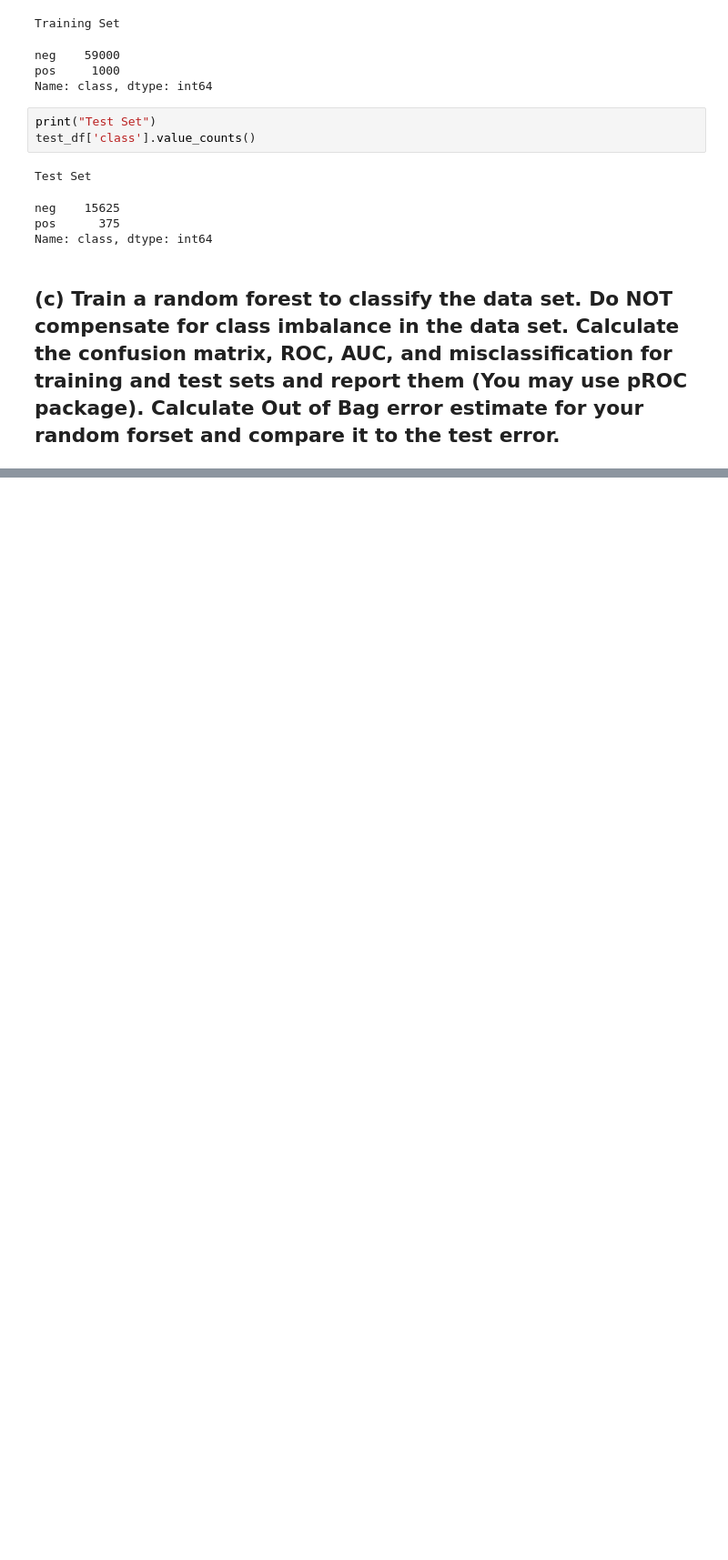
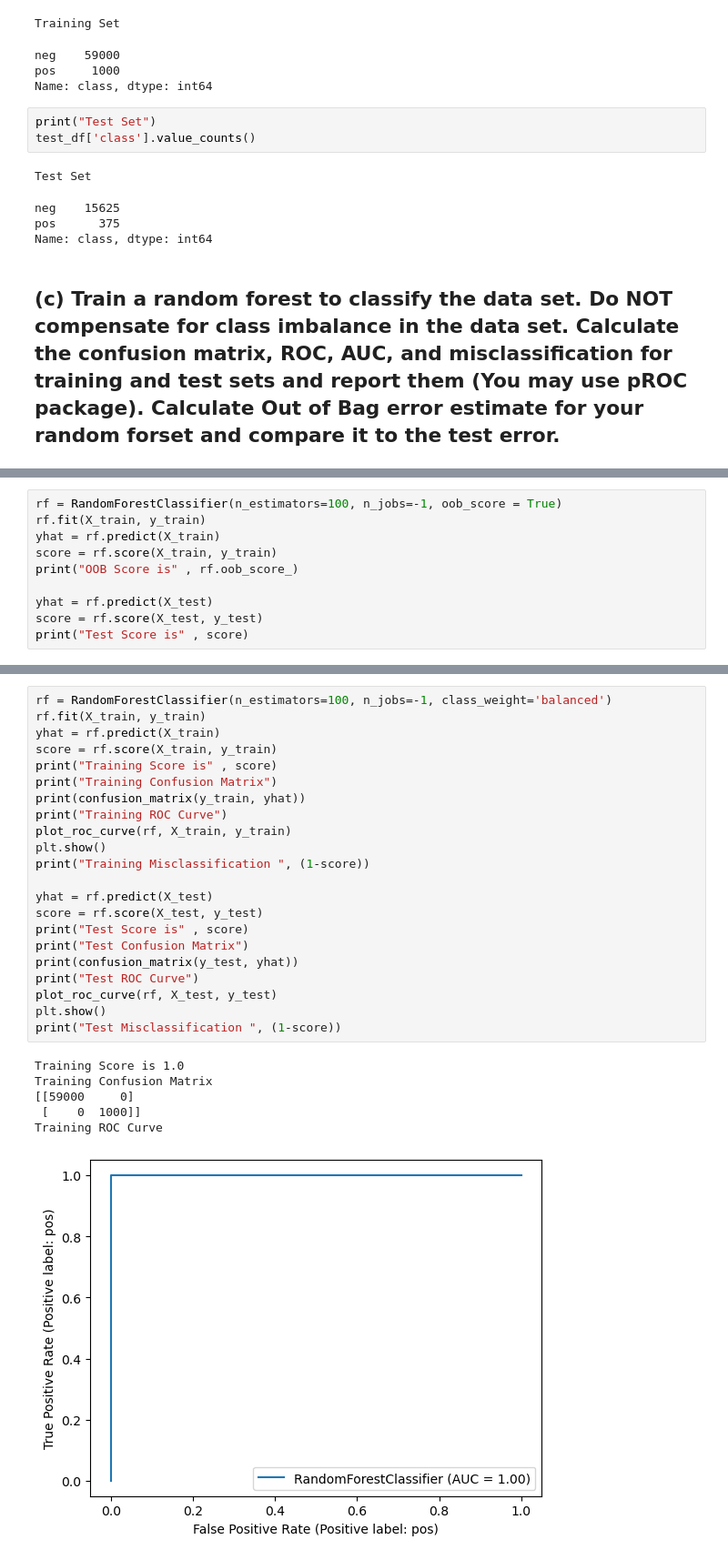
Before and after one commit to thegeorgejoseph/machine-learning, a Jupyter notebook: HW6/notebook/Joseph_George_HW6.ipynb, the cells around one changed output, grey strips where cells are left out. Shown at 91% size. Drawn from its saved outputs; the diff is of its cells as text; blank space fills up the shorter version.

```diff
--- a/HW6/notebook/Joseph_George_HW6.ipynb
+++ b/HW6/notebook/Joseph_George_HW6.ipynb
@@ -189,0 +239,10 @@ Name: class, dtype: int64
+# %%
+rf = RandomForestClassifier(n_estimators=100, n_jobs=-1, oob_score = True)
+rf.fit(X_train, y_train)
+yhat = rf.predict(X_train)
+score = rf.score(X_train, y_train)
+print("OOB Score is" , rf.oob_score_)
+
+yhat = rf.predict(X_test)
+score = rf.score(X_test, y_test)
+print("Test Score is" , score)
@@ -189,0 +254,29 @@ Name: class, dtype: int64
+# %%
+rf = RandomForestClassifier(n_estimators=100, n_jobs=-1, class_weight='balanced')
+rf.fit(X_train, y_train)
+yhat = rf.predict(X_train)
+score = rf.score(X_train, y_train)
+print("Training Score is" , score)
+print("Training Confusion Matrix")
+print(confusion_matrix(y_train, yhat))
+print("Training ROC Curve")
+plot_roc_curve(rf, X_train, y_train)
+plt.show()
+print("Training Misclassification ", (1-score))
+
+yhat = rf.predict(X_test)
+score = rf.score(X_test, y_test)
+print("Test Score is" , score)
+print("Test Confusion Matrix")
+print(confusion_matrix(y_test, yhat))
+print("Test ROC Curve")
+plot_roc_curve(rf, X_test, y_test)
+plt.show()
+print("Test Misclassification ", (1-score))
+# %% [output]
+Training Score is 1.0
+Training Confusion Matrix
+[[59000     0]
+ [    0  1000]]
+Training ROC Curve
+[figure, added]
```
Also changed, not shown: parts of 9 cells of this notebook.
